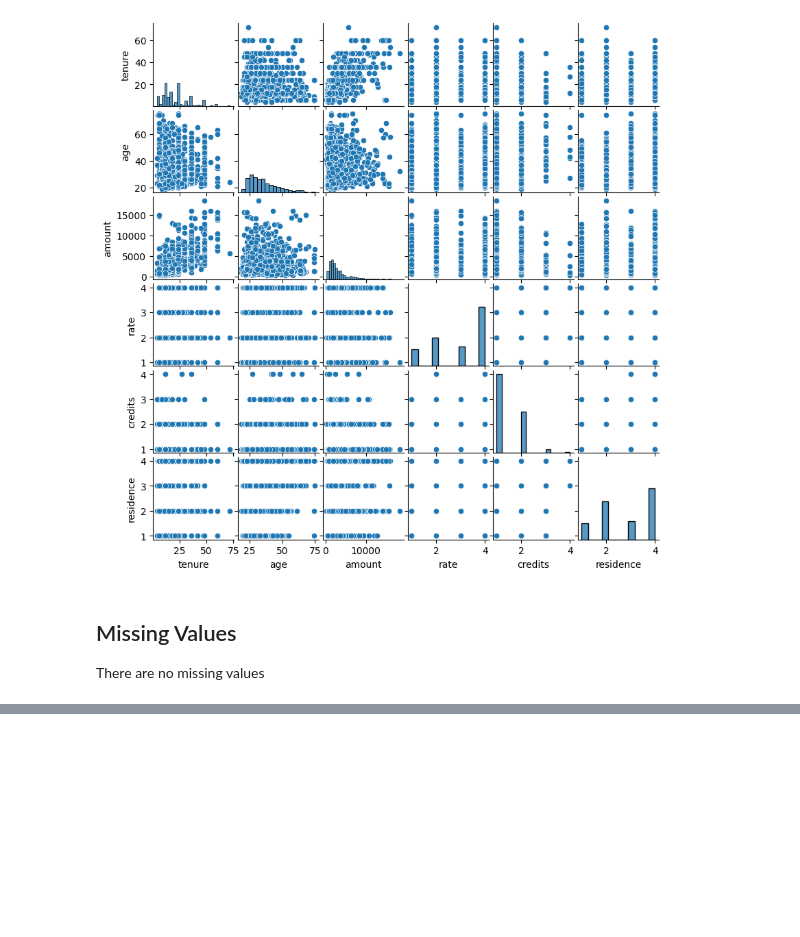
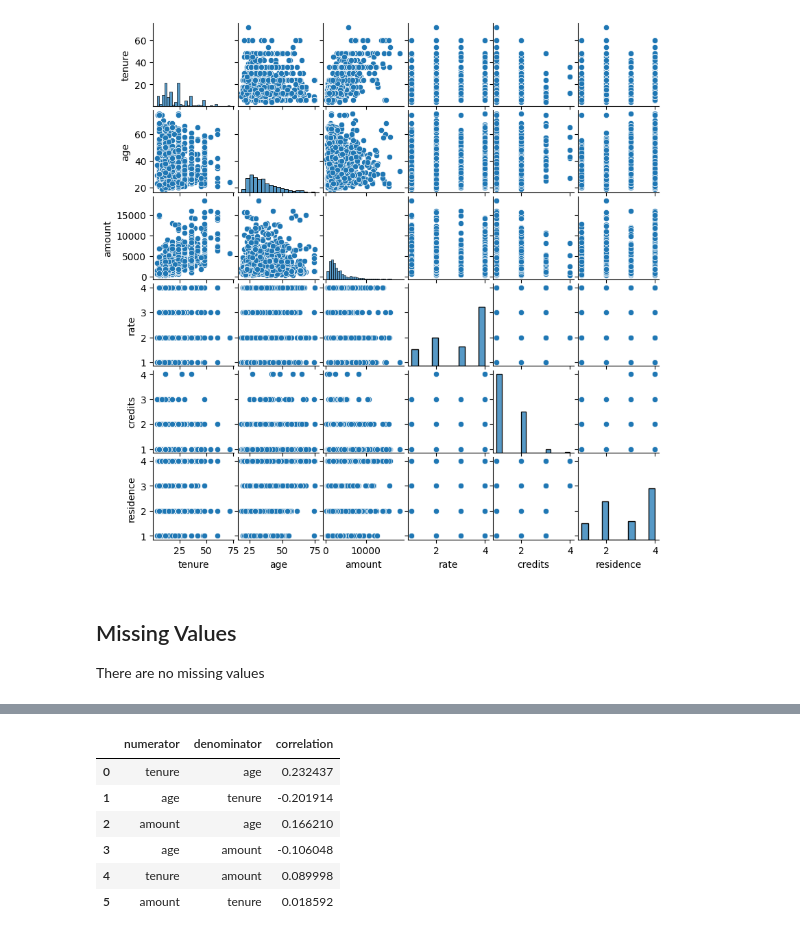
Before and after one commit to leztien/portfolio-project-classification-for-german-credit-database, a Jupyter notebook: exploratory_data_analysis.ipynb, the cells around one changed output, grey strips where cells are left out. Cells and saved outputs as stored; diff of their text form; code cells hidden in the pictures; blank space fills up the shorter version.

```diff
--- a/exploratory_data_analysis.ipynb
+++ b/exploratory_data_analysis.ipynb
@@ -937,0 +764,14 @@ There are no missing values
+# %%
+# Make ratios of features
+pairs = [list(t) for t in permutations(['tenure', 'age', 'amount'], r=2)]
+correlations = pd.Series({tuple(cols): np.corrcoef(df[cols].apply(lambda row: row[0]/row[1], axis=1), df['label'])[0,1] for cols in pairs}).reset_index()
+correlations.columns = ["numerator", "denominator", "correlation"]
+correlations.sort_values('correlation', key=abs, ascending=False).reset_index(drop=True).reset_index(drop=True)
+# %% [output]
+|  | numerator | denominator | correlation |
+| 0 | tenure | age | 0.232437 |
+| 1 | age | tenure | -0.201914 |
+| 2 | amount | age | 0.166210 |
+| 3 | age | amount | -0.106048 |
+| 4 | tenure | amount | 0.089998 |
+| 5 | amount | tenure | 0.018592 |
```
Also changed, not shown: parts of 27 cells of this notebook, 2 other files.
